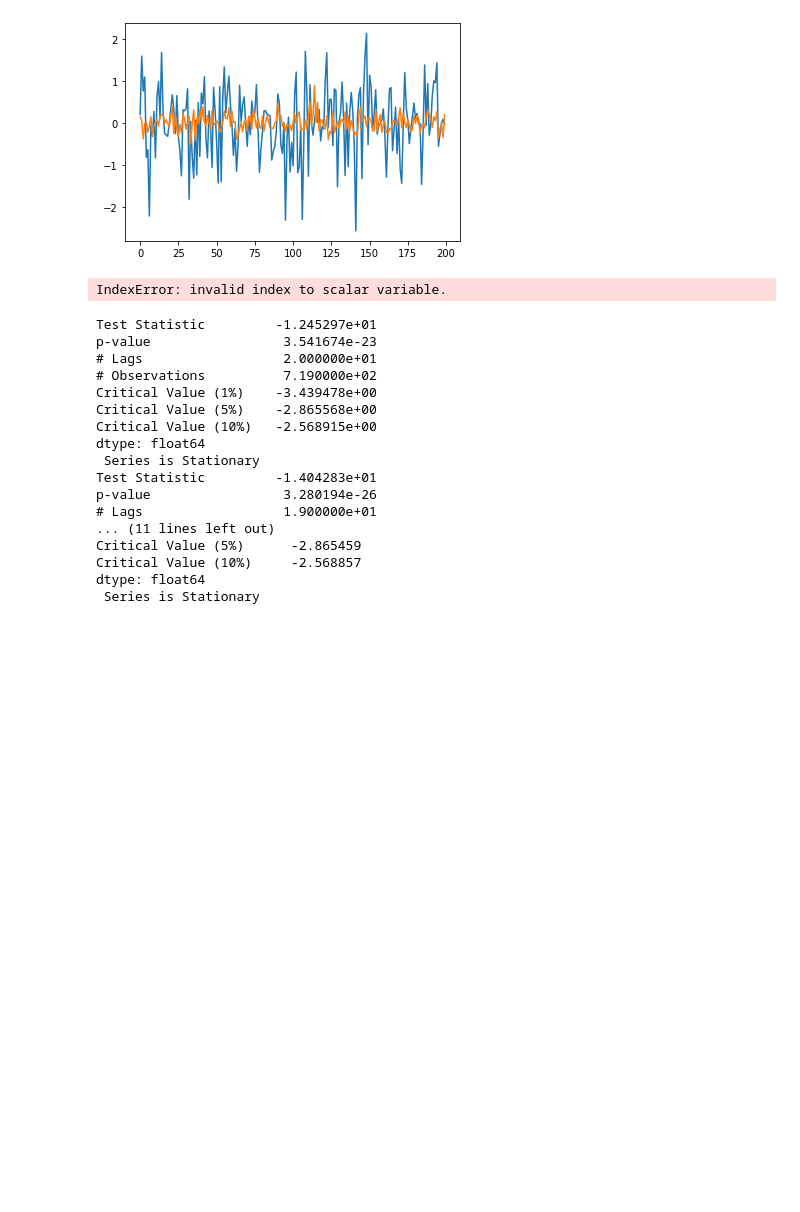
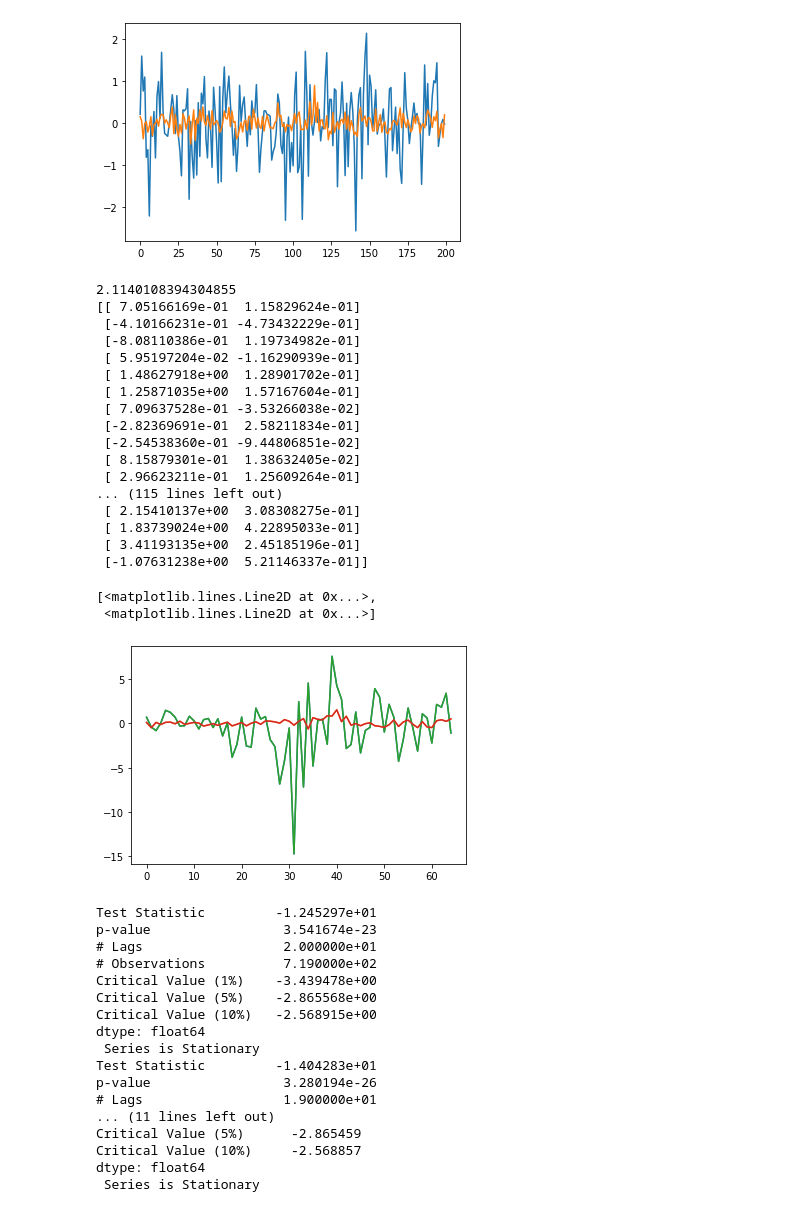
Before and after one commit to news-scrapers/twitter-data-scripts-analysis, a Jupyter notebook: stationality_causality_stocks_tweets/causality_and_classical_models_es.ipynb, the cells around one changed output. Cells and saved outputs as stored; diff of their text form; code cells hidden in the pictures; blank space fills up the shorter version.

Commit message:
new data

```diff
--- a/stationality_causality_stocks_tweets/causality_and_classical_models_es.ipynb
+++ b/stationality_causality_stocks_tweets/causality_and_classical_models_es.ipynb
@@ -154,6 +214,11 @@ parameter F test:         F=0.6581  , p=0.4175  , df_denom=741, df_num=1
 # Fit the model
 model = VAR(df_total_no_covid[['sentiment_asociacones', 'sentiment_ibex', 'madrid_change']])
 results = model.fit(maxlags=15, ic='aic')
+
+# https://www.machinelearningplus.com/time-series/vector-autoregression-examples-python/
+# Fit the model
+model_restricted = VAR(df_restricted[['sentiment_asociacones', 'sentiment_ibex', 'madrid_change']])
+results_restricted = model.fit(maxlags=15, ic='aic')
 results.summary()
 # %% [output]
   Summary of Regression Results
@@ -260,3 +306,6 @@ normalised_date  sentiment_asociacones  sentiment_ibex  madrid_change
+# %%
+lag_order_restricted = results_restricted.k_ar
+train_x_restricted = create_window_data_arrays((df_restricted.sentiment_asociacones,df_restricted.sentiment_ibex, df_restricted.madrid_change), lag_order_restricted)
 # %%
 results.forecast(train_x[0], 1)
 forecasted = np.array([list(results.forecast(train_x[i], 1)[0]) for i in range(0,train_x.shape[0])])
@@ -296,26 +345,45 @@ plt.plot(M[-200:])
  <matplotlib.lines.Line2D at 0x...>]
 [figure]
 # %%
-results_no_covid.forecast(train_x[0], 1)
-forecasted = np.array([list(results_no_covid.forecast(train_x_no_covid[i], 1)[0]) for i in range(0,train_x_no_covid.shape[0])])
+results_restricted.forecast(train_x[0], 1)
+forecasted = np.array([list(results_restricted.forecast(train_x_restricted[i], 1)[0]) for i in range(0,train_x_restricted.shape[0])])
 
-# while using one ts
-#y_pred = forecasted[:,1:]
 y_pred = forecasted[:,2:]
-train_x_no_covid = df_total_no_covid.madrid_change.values[lag_order_no_covid:]
+y_train = df_restricted.madrid_change.values[lag_order_restricted:]
 
 M = np.column_stack((y_train, y_pred))
 
 from sklearn.metrics import classification_report
 from sklearn.metrics import mean_absolute_error
 
 print(mean_absolute_error(y_train, y_pred))
 
 
 print(M)
 plt.plot(M[-200:])
+print(M)
+plt.plot(M[-200:])
 # %% [output]
-IndexError: invalid index to scalar variable.
+2.1140108394304855
+[[ 7.05166169e-01  1.15829624e-01]
+ [-4.10166231e-01 -4.73432229e-01]
+ [-8.08110386e-01  1.19734982e-01]
+ [ 5.95197204e-02 -1.16290939e-01]
+ [ 1.48627918e+00  1.28901702e-01]
+ [ 1.25871035e+00  1.57167604e-01]
+ [ 7.09637528e-01 -3.53266038e-02]
+ [-2.82369691e-01  2.58211834e-01]
+ [-2.54538360e-01 -9.44806851e-02]
+ [ 8.15879301e-01  1.38632405e-02]
+ [ 2.96623211e-01  1.25609264e-01]
+... (115 lines left out)
+ [ 2.15410137e+00  3.08308275e-01]
+ [ 1.83739024e+00  4.22895033e-01]
+ [ 3.41193135e+00  2.45185196e-01]
+ [-1.07631238e+00  5.21146337e-01]]
+[<matplotlib.lines.Line2D at 0x...>,
+ <matplotlib.lines.Line2D at 0x...>]
+[figure, added]
 # %%
 # Split data
 nobs = 4
```
Also changed, not shown: parts of 6 cells of this notebook, 15 other files.
